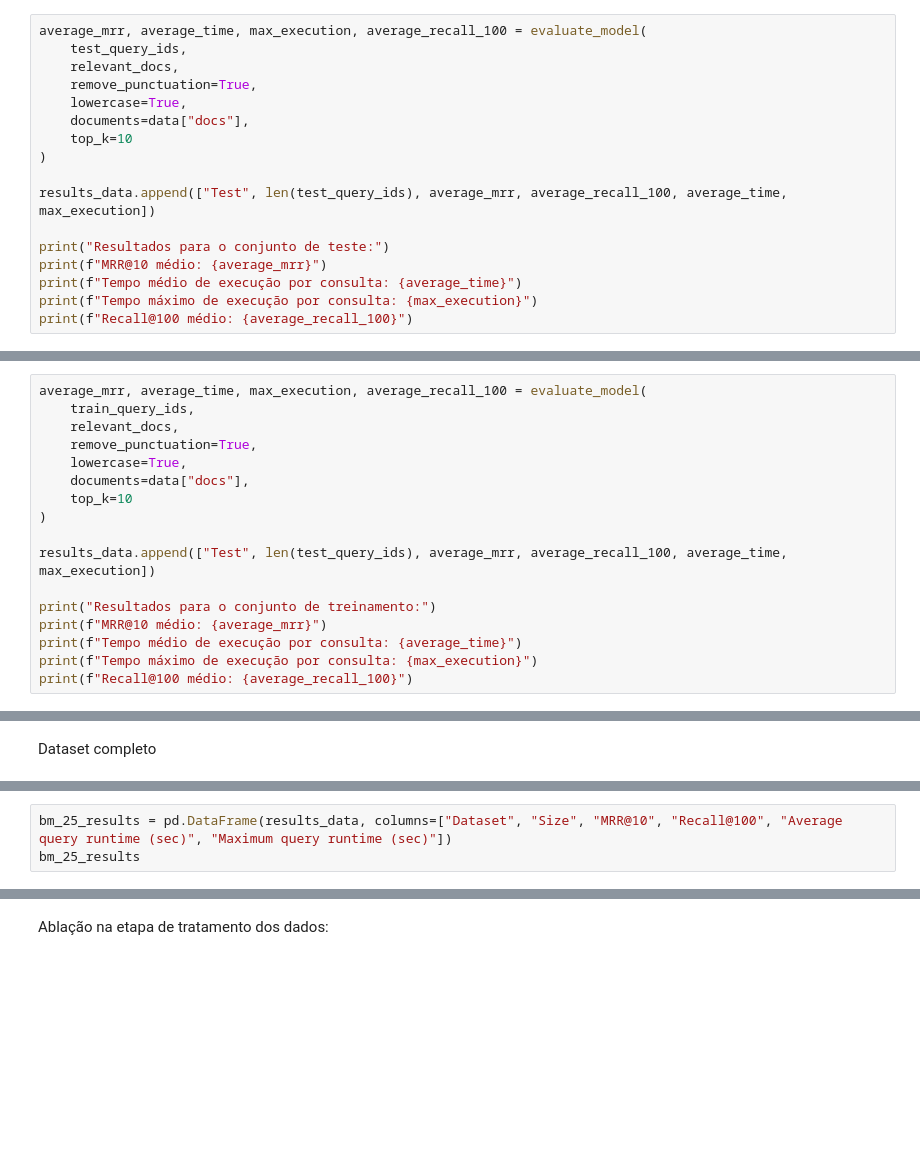
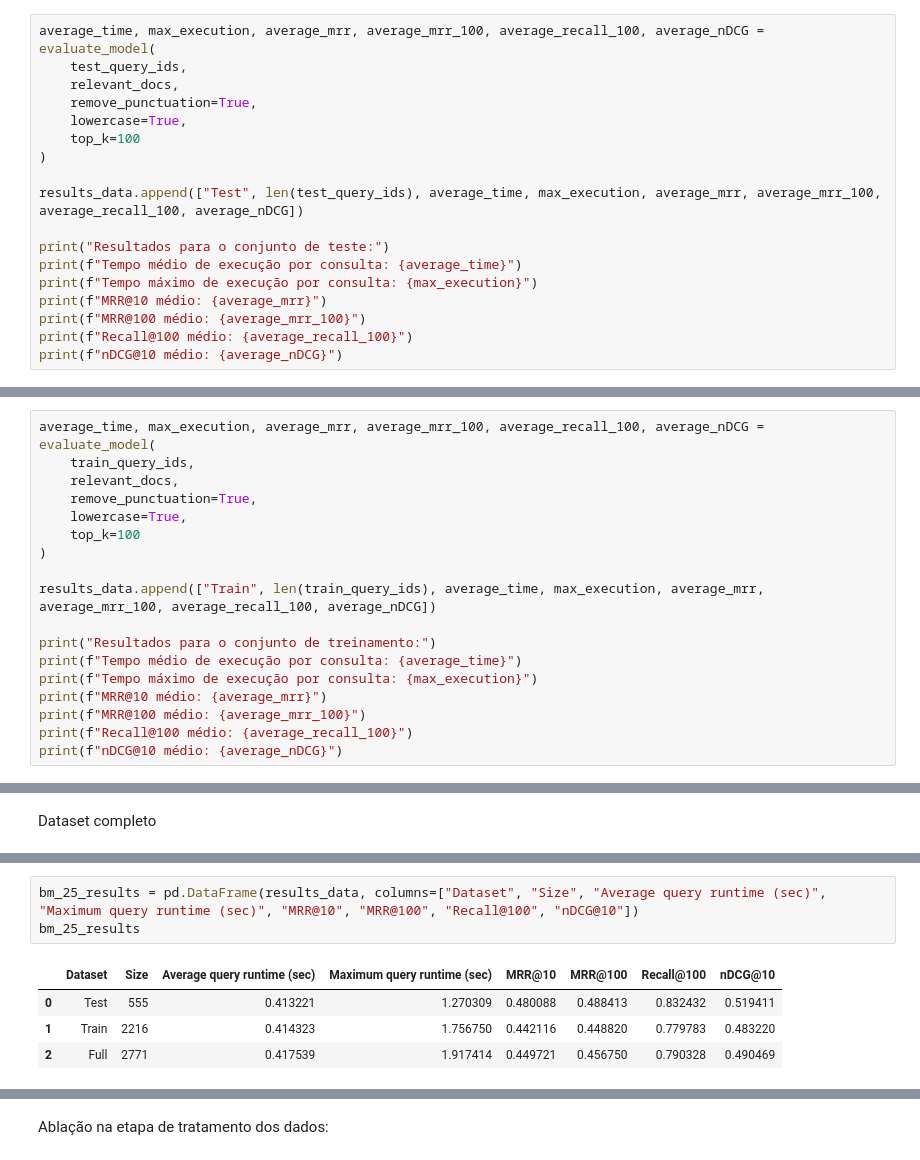
Before and after one commit to TFrankeM/projetos_em_cd, a Jupyter notebook: experiments/multi_stage_ranking.ipynb, the cells around one changed output, grey strips where cells are left out. Cells and saved outputs as stored; diff of their text form; blank space fills up the shorter version.

```diff
--- a/experiments/multi_stage_ranking.ipynb
+++ b/experiments/multi_stage_ranking.ipynb
@@ -234,21 +310,22 @@ results_data = []
 # %% [markdown]
 Dataset de teste
 # %%
-average_mrr, average_time, max_execution, average_recall_100 = evaluate_model(
+average_time, max_execution, average_mrr, average_mrr_100, average_recall_100, average_nDCG = evaluate_model(
     test_query_ids,
     relevant_docs,
     remove_punctuation=True,
     lowercase=True,
-    documents=data["docs"],
-    top_k=10
+    top_k=100
 )
 
-results_data.append(["Test", len(test_query_ids), average_mrr, average_recall_100, average_time, max_execution])
+results_data.append(["Test", len(test_query_ids), average_time, max_execution, average_mrr, average_mrr_100, average_recall_100, average_nDCG])
 
 print("Resultados para o conjunto de teste:")
-print(f"MRR@10 médio: {average_mrr}")
 print(f"Tempo médio de execução por consulta: {average_time}")
 print(f"Tempo máximo de execução por consulta: {max_execution}")
+print(f"MRR@10 médio: {average_mrr}")
+print(f"MRR@100 médio: {average_mrr_100}")
 print(f"Recall@100 médio: {average_recall_100}")
+print(f"nDCG@10 médio: {average_nDCG}")
 # %% [output]
 Resultados para o conjunto de teste:
@@ -259,21 +338,22 @@ Recall@100 médio: 0.0
 # %% [markdown]
 Dataset de treino
 # %%
-average_mrr, average_time, max_execution, average_recall_100 = evaluate_model(
+average_time, max_execution, average_mrr, average_mrr_100, average_recall_100, average_nDCG = evaluate_model(
     train_query_ids,
     relevant_docs,
     remove_punctuation=True,
     lowercase=True,
-    documents=data["docs"],
-    top_k=10
+    top_k=100
 )
 
-results_data.append(["Test", len(test_query_ids), average_mrr, average_recall_100, average_time, max_execution])
+results_data.append(["Train", len(train_query_ids), average_time, max_execution, average_mrr, average_mrr_100, average_recall_100, average_nDCG])
 
 print("Resultados para o conjunto de treinamento:")
-print(f"MRR@10 médio: {average_mrr}")
 print(f"Tempo médio de execução por consulta: {average_time}")
 print(f"Tempo máximo de execução por consulta: {max_execution}")
+print(f"MRR@10 médio: {average_mrr}")
+print(f"MRR@100 médio: {average_mrr_100}")
 print(f"Recall@100 médio: {average_recall_100}")
+print(f"nDCG@10 médio: {average_nDCG}")
 # %% [output]
 Resultados para o conjunto de treinamento:
@@ -303,3 +394,8 @@ print(f"Recall@100 médio: {average_recall_100}")
 # %%
-bm_25_results = pd.DataFrame(results_data, columns=["Dataset", "Size", "MRR@10", "Recall@100", "Average query runtime (sec)", "Maximum query runtime (sec)"])
+bm_25_results = pd.DataFrame(results_data, columns=["Dataset", "Size", "Average query runtime (sec)", "Maximum query runtime (sec)", "MRR@10", "MRR@100", "Recall@100", "nDCG@10"])
 bm_25_results
+# %% [output]
+|  | Dataset | Size | Average query runtime (sec) | Maximum query runtime (sec) | MRR@10 | MRR@100 | Recall@100 | nDCG@10 |
+| 0 | Test | 555 | 0.413221 | 1.270309 | 0.480088 | 0.488413 | 0.832432 | 0.519411 |
+| 1 | Train | 2216 | 0.414323 | 1.756750 | 0.442116 | 0.448820 | 0.779783 | 0.483220 |
+| 2 | Full | 2771 | 0.417539 | 1.917414 | 0.449721 | 0.456750 | 0.790328 | 0.490469 |
```
Also changed, not shown: parts of 33 cells of this notebook.
